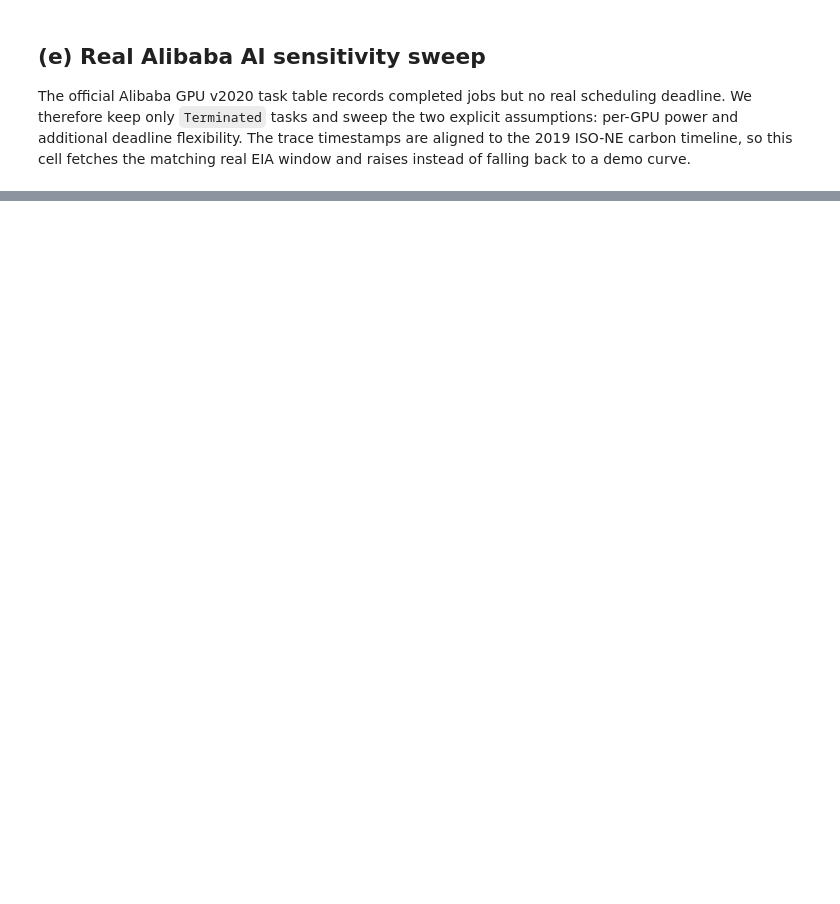
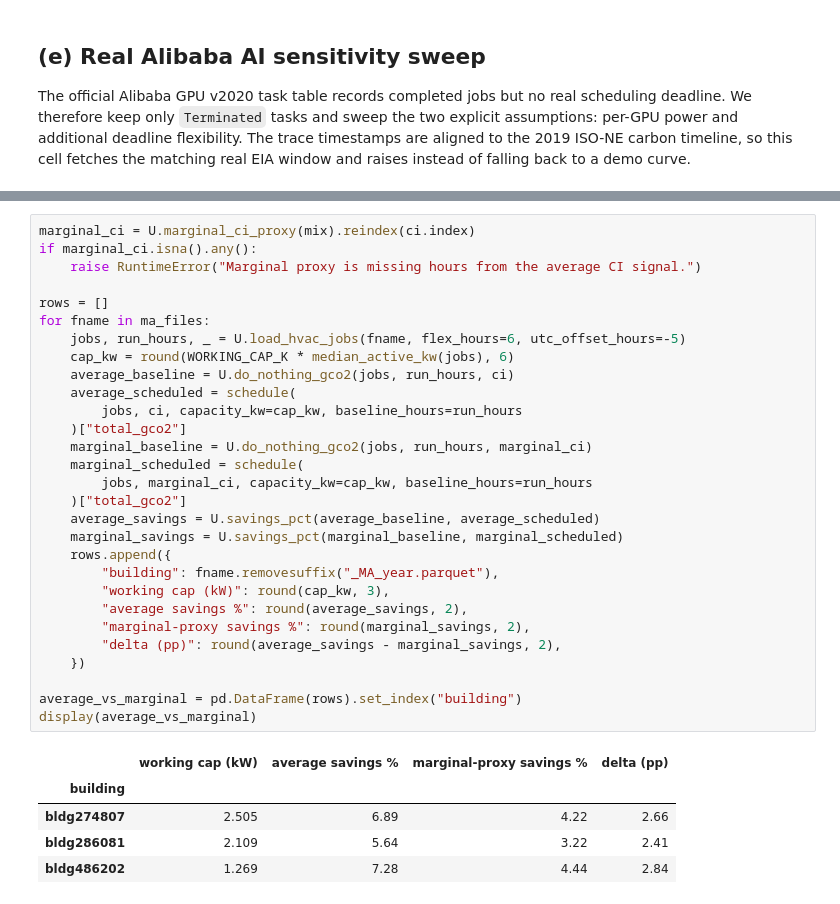
Before and after one commit to anacodicAI-labs/carbon-aware-load-scheduling, a Jupyter notebook: notebooks/04_sweeps.ipynb, the cells around one changed output, grey strips where cells are left out. Saved outputs shown, nothing was run; the diff lists cells and outputs as text; blank space fills up the shorter version.

Commit message:
feat: add marginal accounting and robustness CIs

```diff
--- a/notebooks/04_sweeps.ipynb
+++ b/notebooks/04_sweeps.ipynb
@@ -344,0 +416,35 @@ plt.show()
+# %%
+marginal_ci = U.marginal_ci_proxy(mix).reindex(ci.index)
+if marginal_ci.isna().any():
+    raise RuntimeError("Marginal proxy is missing hours from the average CI signal.")
+
+rows = []
+for fname in ma_files:
+    jobs, run_hours, _ = U.load_hvac_jobs(fname, flex_hours=6, utc_offset_hours=-5)
+    cap_kw = round(WORKING_CAP_K * median_active_kw(jobs), 6)
+    average_baseline = U.do_nothing_gco2(jobs, run_hours, ci)
+    average_scheduled = schedule(
+        jobs, ci, capacity_kw=cap_kw, baseline_hours=run_hours
+    )["total_gco2"]
+    marginal_baseline = U.do_nothing_gco2(jobs, run_hours, marginal_ci)
+    marginal_scheduled = schedule(
+        jobs, marginal_ci, capacity_kw=cap_kw, baseline_hours=run_hours
+    )["total_gco2"]
+    average_savings = U.savings_pct(average_baseline, average_scheduled)
+    marginal_savings = U.savings_pct(marginal_baseline, marginal_scheduled)
+    rows.append({
+        "building": fname.removesuffix("_MA_year.parquet"),
+        "working cap (kW)": round(cap_kw, 3),
+        "average savings %": round(average_savings, 2),
+        "marginal-proxy savings %": round(marginal_savings, 2),
+        "delta (pp)": round(average_savings - marginal_savings, 2),
+    })
+
+average_vs_marginal = pd.DataFrame(rows).set_index("building")
+display(average_vs_marginal)
+# %% [output]
+|  | working cap (kW) | average savings % | marginal-proxy savings % | delta (pp) |
+| building |  |  |  |  |
+| bldg274807 | 2.505 | 6.89 | 4.22 | 2.66 |
+| bldg286081 | 2.109 | 5.64 | 3.22 | 2.41 |
+| bldg486202 | 1.269 | 7.28 | 4.44 | 2.84 |
```
Also changed, not shown: parts of 9 cells of this notebook, 18 other files.
